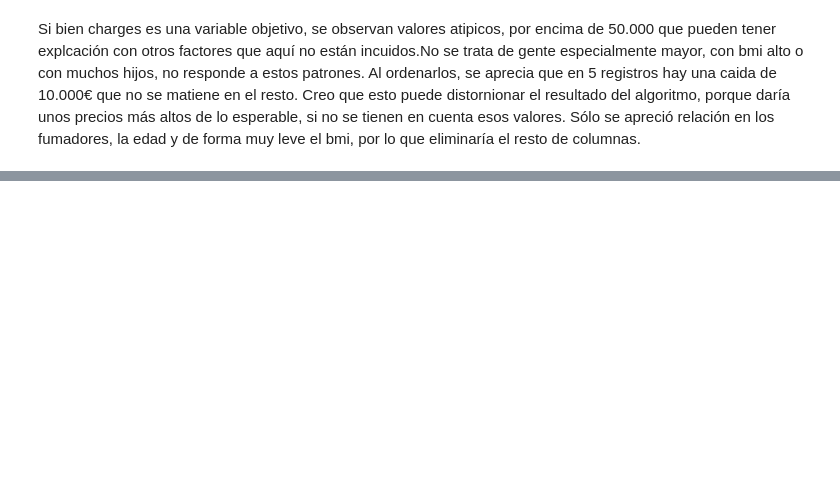
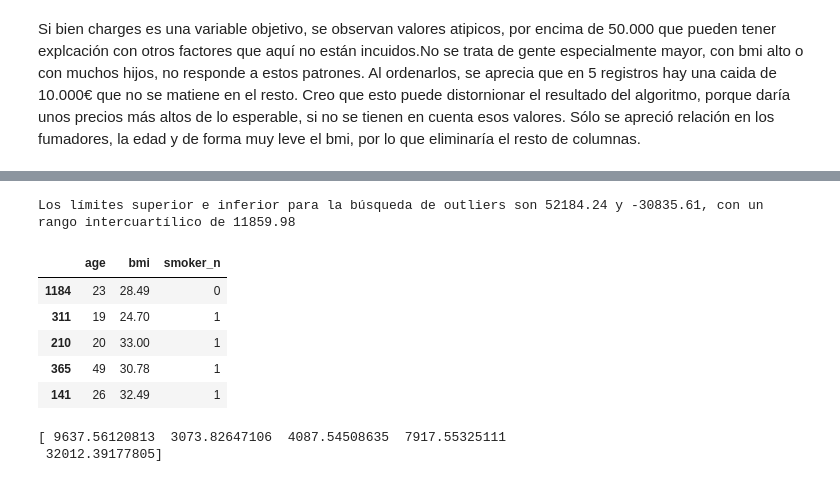
Before and after one commit to 4GeeksAcademy/Finarosalina_Regresion_lineal_EDA_insurance, a Jupyter notebook: src/explore.ipynb, the cells around one changed output, grey strips where cells are left out. Saved outputs shown, nothing was run; the diff lists cells and outputs as text; code cells hidden in the pictures; blank space fills up the shorter version.

```diff
--- a/src/explore.ipynb
+++ b/src/explore.ipynb
@@ -321,6 +337,69 @@ Name: count, dtype: int64
 # %%
-fare_iqr = fare_stats["75%"] - fare_stats["25%"]
-upper_limit = fare_stats["75%"] + 1.5 * fare_iqr
-lower_limit = fare_stats["25%"] - 1.5 * fare_iqr
+# Definir los límites inferior y superior
+lower_limit = Q1 - 3 * IQR
+upper_limit = Q3 + 3 * IQR
 
-print(f"Los límites superior e inferior para la búsqueda de outliers son {round(upper_limit, 2)} y {round(lower_limit, 2)}, con un rango intercuartílico de {round(fare_iqr, 2)}")
+print(f"Los límites superior e inferior para la búsqueda de outliers son {round(upper_limit, 2)} y {round(lower_limit, 2)}, con un rango intercuartílico de {round(IQR, 2)}")
+# %% [output]
+Los límites superior e inferior para la búsqueda de outliers son 52184.24 y -30835.61, con un rango intercuartílico de 11859.98
+# %%
+# Filtrar primero los valores bajos de charges y crear un nuevo DataFrame
+ds_minimo = ds[ds['charges'] < 52184.24].copy()
+ds_minimo.drop(['region', 'region_n', 'children', 'smoker', 'sex', 'sex_n'], axis=1, inplace=True)
+ds_minimo.head()
+
+output_path = '/workspaces/Finarosalina_Regresion_lineal_EDA_insurance/data/processed/ds_minimo.csv'
+ds_minimo.to_csv(output_path, index=False)
+# %%
+from sklearn.model_selection import train_test_split
+
+
+# Dividimos el conjunto de datos en muestras de train y test
+X = ds_minimo.drop("charges", axis = 1)
+y = ds_minimo["charges"]
+
+# split 80/20
+X_train, X_test, y_train, y_test = train_test_split(X, y, test_size = 0.2, random_state = 42)
+
+
+X_train.head()
+# %% [output]
+|  | age | bmi | smoker_n |
+| 1184 | 23 | 28.49 | 0 |
+| 311 | 19 | 24.70 | 1 |
+| 210 | 20 | 33.00 | 1 |
+| 365 | 49 | 30.78 | 1 |
+| 141 | 26 | 32.49 | 1 |
+# %%
+from sklearn.preprocessing import MinMaxScaler
+from sklearn.linear_model import LinearRegression
+import pandas as pd
+
+# Variables numéricas a escalar
+variables_para_escalar = ['age', 'bmi']
+
+# Inicializamos el escalador
+scaler = MinMaxScaler()
+
+# Escalar solo las variables que se deben escalar
+X_train_escalado = X_train.copy()
+X_train_escalado[variables_para_escalar] = scaler.fit_transform(X_train[variables_para_escalar])
+
+# Escalar los datos de prueba (usando el mismo escalador)
+X_test_escalado = X_test.copy()
+X_test_escalado[variables_para_escalar] = scaler.transform(X_test[variables_para_escalar])
+
+# Crear el modelo de regresión lineal
+modelo = LinearRegression()
+
+# Entrenar el modelo con los datos escalados (age y bmi),
+modelo.fit(X_train_escalado, y_train)
+
+# Realizar predicciones
+y_pred = modelo.predict(X_test_escalado)
+
+# Mostrar las primeras predicciones para verificar
+print(y_pred[:5])
+# %% [output]
+[ 9637.56120813  3073.82647106  4087.54508635  7917.55325111
+ 32012.39177805]
```
Also changed, not shown: parts of 25 cells of this notebook, 2 other files.
